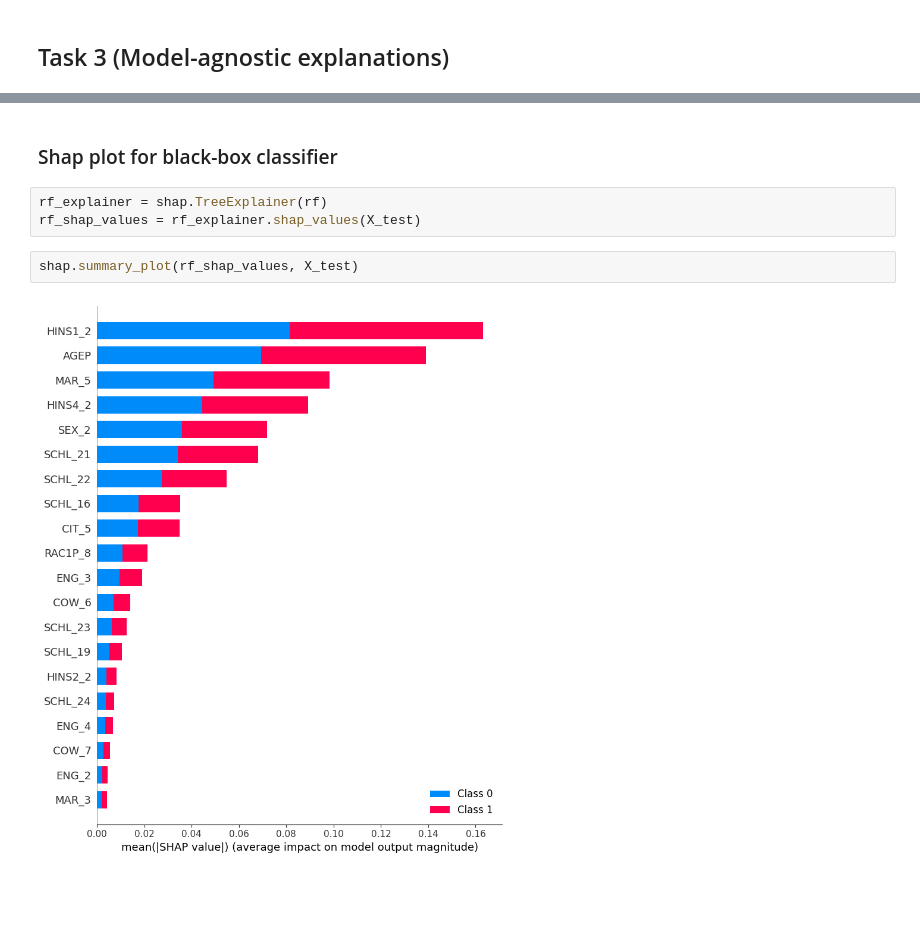
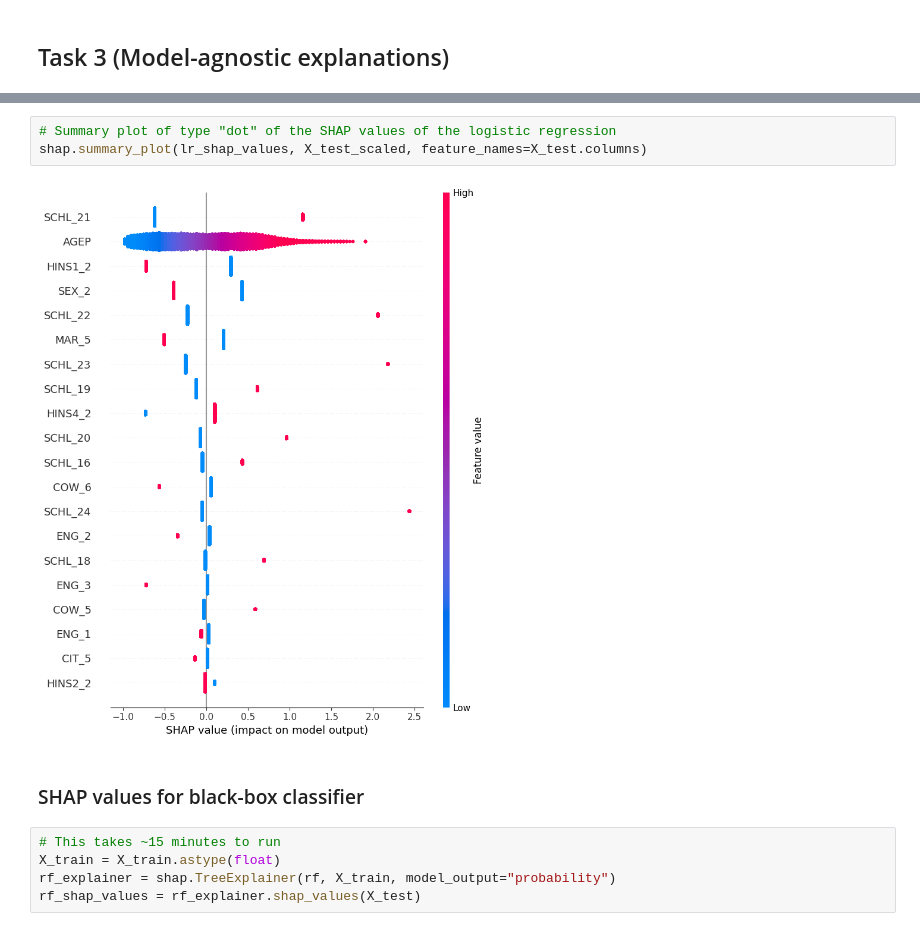
Before and after one commit to const5craciun/algo_fair, a Jupyter notebook: Notebook.ipynb, the cells around one changed output, grey strips where cells are left out. Drawn from its saved outputs; the diff is of its cells as text; blank space fills up the shorter version.

```diff
--- a/Notebook.ipynb
+++ b/Notebook.ipynb
@@ -798,9 +806,12 @@ shap.summary_plot(shap_values, X_test_array)
+# %%
+# Summary plot of type "dot" of the SHAP values of the logistic regression
+shap.summary_plot(lr_shap_values, X_test_scaled, feature_names=X_test.columns)
+# %% [output]
+[figure, added]
 # %% [markdown]
-### Shap plot for black-box classifier
+### SHAP values for black-box classifier
 # %%
-rf_explainer = shap.TreeExplainer(rf)
+# This takes ~15 minutes to run
+X_train = X_train.astype(float)
+rf_explainer = shap.TreeExplainer(rf, X_train, model_output="probability")
 rf_shap_values = rf_explainer.shap_values(X_test)
-# %%
-shap.summary_plot(rf_shap_values, X_test)
-# %% [output]
-[figure, removed]
```
Also changed, not shown: parts of 10 cells of this notebook, 2 other files.
